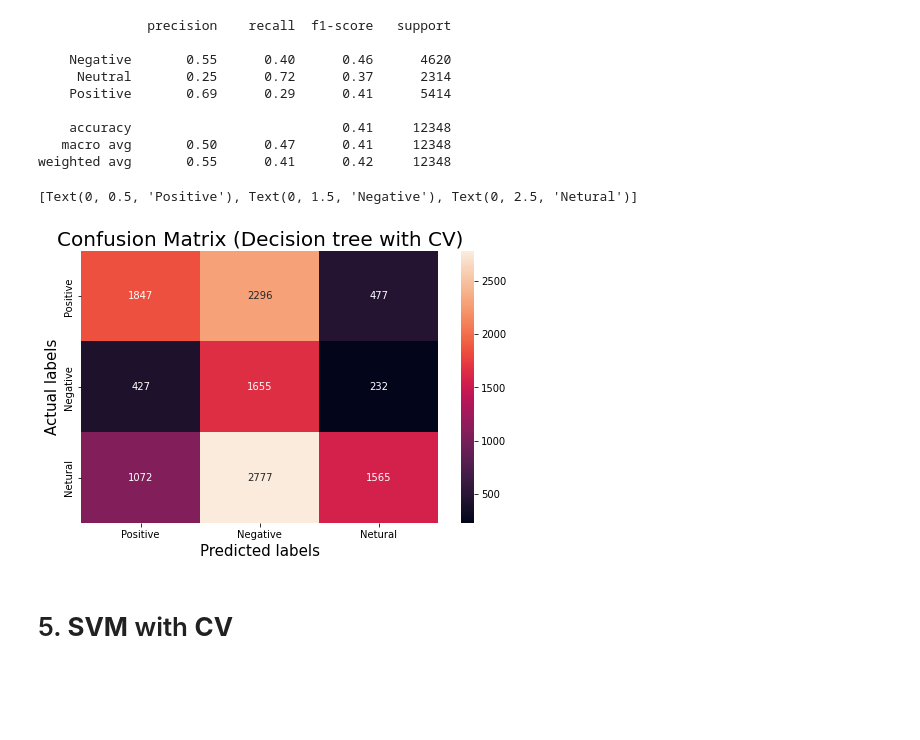
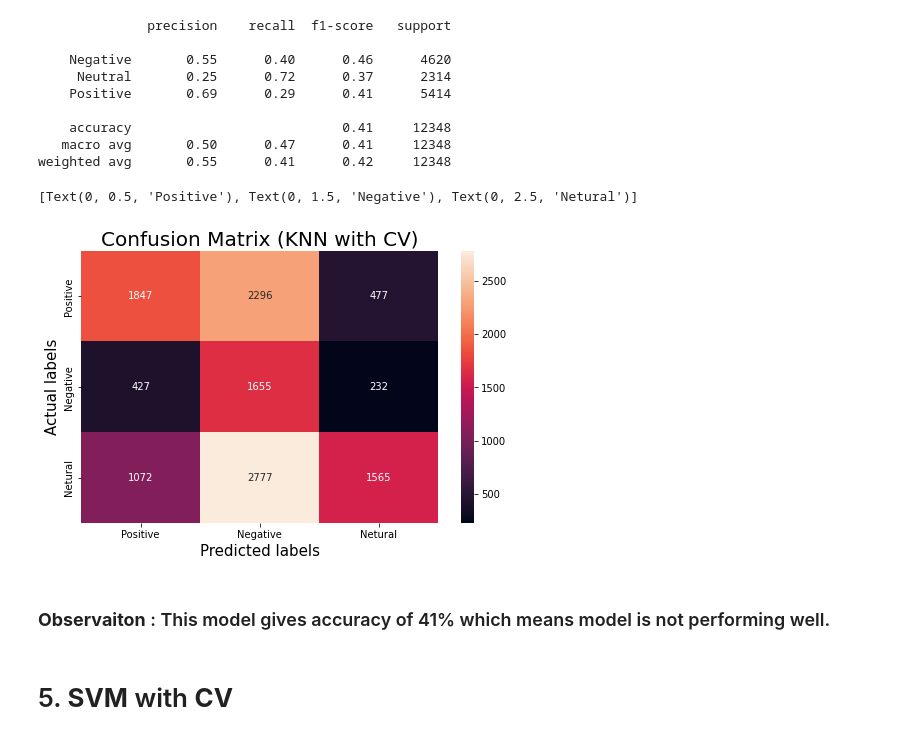
Before and after one commit to anup-anny/Coronavirus-Tweet-Sentiment-Analysis, a Jupyter notebook: Coronavirus_Tweet_Sentiment_Analysis_Capstone_Project.ipynb, the cells around one changed output. Saved outputs shown, nothing was run; the diff lists cells and outputs as text; code cells hidden in the pictures; blank space fills up the shorter version.

```diff
--- a/Coronavirus_Tweet_Sentiment_Analysis_Capstone_Project.ipynb
+++ b/Coronavirus_Tweet_Sentiment_Analysis_Capstone_Project.ipynb
@@ -653,19 +648,21 @@ weighted avg       0.55      0.41      0.42     12348
 # %%
 #Plotting Confussion matrix
 cf4= (confusion_matrix(y_test,pred_knn_cv))
 plt.figure(figsize=(8,5))
 ax= plt.subplot()
 sns.heatmap(cf4, annot=True, fmt=".0f",ax = ax)
 
 # labels, title and ticks
 ax.set_xlabel('Predicted labels', fontsize=15)
 ax.set_ylabel('Actual labels', fontsize=15)
-ax.set_title('Confusion Matrix (Decision tree with CV)', fontsize=20)
+ax.set_title('Confusion Matrix (KNN with CV)', fontsize=20)
 ax.xaxis.set_ticklabels(labels)
 ax.yaxis.set_ticklabels(labels)
 # %% [output]
 [Text(0, 0.5, 'Positive'), Text(0, 1.5, 'Negative'), Text(0, 2.5, 'Netural')]
-[figure, old version]
+[figure, new version]
+# %% [markdown]
+### **Observaiton** : This model gives accuracy of 41% which means model is not performing well.
 # %% [markdown]
 # 5. **SVM** with **CV**
 # %%
```
Also changed, not shown: parts of 67 cells of this notebook.
